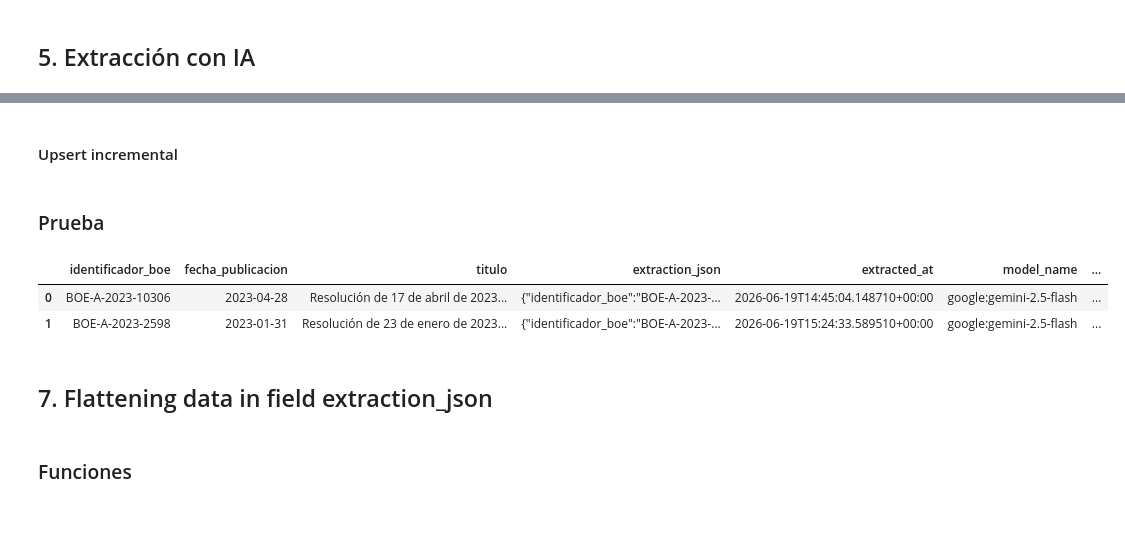
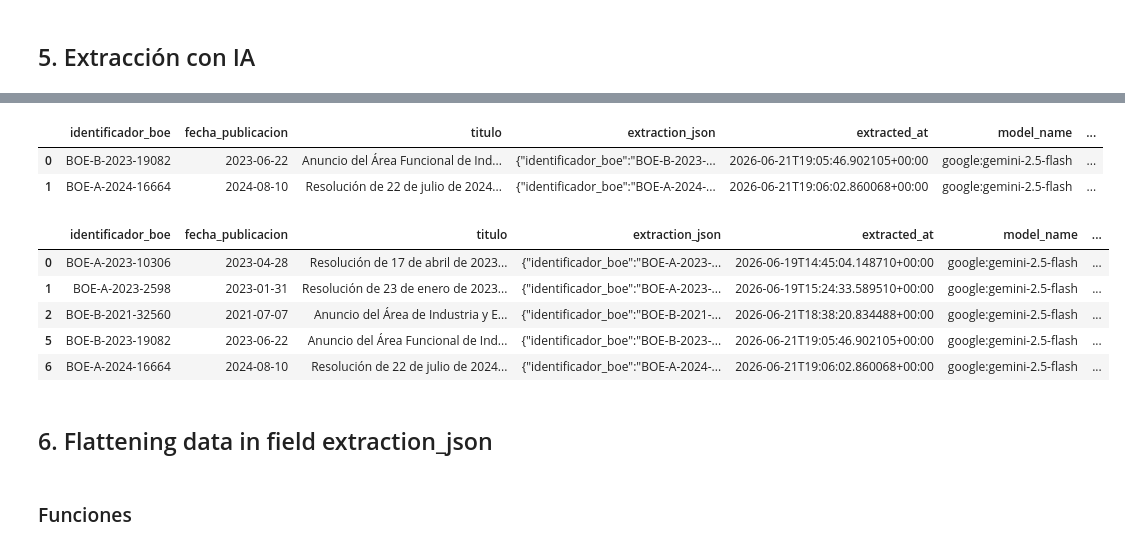
Before and after one commit to bererei/tfm-renewables-permitting-tracker, a Jupyter notebook: notebooks/07a_extraccion_ia.ipynb, the cells around one changed output, grey strips where cells are left out. Saved outputs shown, nothing was run; the diff lists cells and outputs as text; code cells hidden in the pictures; blank space fills up the shorter version.

```diff
--- a/notebooks/07a_extraccion_ia.ipynb
+++ b/notebooks/07a_extraccion_ia.ipynb
@@ -906,3 +906,5 @@ def resolve_municipality(
 # resolve_municipality("Palmas", autonomous_community_hint="Canarias")
 # %% [markdown]
 ## 5. Extracción con IA
+# %%
+TEXT_LIMIT = 3000
@@ -1031,2 +1128,0 @@ def build_ai_extraction_record(
-# %% [markdown]
-#### Upsert incremental
@@ -1080,2 +1128,0 @@ def upsert_ai_extractions(
-# %% [markdown]
-### Prueba
@@ -1097,11 +1129,27 @@ ai_extractions = upsert_ai_extractions(
-# %%
-pd.read_parquet(BOE_AI_EXTRACTIONS_PATH)
-# %% [output]
-|  | identificador_boe | fecha_publicacion | titulo | extraction_json | extracted_at | model_name | ... |
-| 0 | BOE-A-2023-10306 | 2023-04-28 | Resolución de 17 de abril de 2023... | {"identificador_boe":"BOE-A-2023-... | 2026-06-19T14:45:04.148710+00:00 | google:gemini-2.5-flash | ... |
-| 1 | BOE-A-2023-2598 | 2023-01-31 | Resolución de 23 de enero de 2023... | {"identificador_boe":"BOE-A-2023-... | 2026-06-19T15:24:33.589510+00:00 | google:gemini-2.5-flash | ... |
+# %%
+new_ai_extractions = pd.DataFrame(records)
+
+display(new_ai_extractions)
+# %% [output]
+|  | identificador_boe | fecha_publicacion | titulo | extraction_json | extracted_at | model_name | ... |
+| 0 | BOE-B-2023-19082 | 2023-06-22 | Anuncio del Área Funcional de Ind... | {"identificador_boe":"BOE-B-2023-... | 2026-06-21T19:05:46.902105+00:00 | google:gemini-2.5-flash | ... |
+| 1 | BOE-A-2024-16664 | 2024-08-10 | Resolución de 22 de julio de 2024... | {"identificador_boe":"BOE-A-2024-... | 2026-06-21T19:06:02.860068+00:00 | google:gemini-2.5-flash | ... |
+# %%
+ai_extractions = upsert_ai_extractions(
+    new_ai_extractions,
+    BOE_AI_EXTRACTIONS_PATH,
+)
+
+display(ai_extractions)
+# %% [output]
+|  | identificador_boe | fecha_publicacion | titulo | extraction_json | extracted_at | model_name | ... |
+| 0 | BOE-A-2023-10306 | 2023-04-28 | Resolución de 17 de abril de 2023... | {"identificador_boe":"BOE-A-2023-... | 2026-06-19T14:45:04.148710+00:00 | google:gemini-2.5-flash | ... |
+| 1 | BOE-A-2023-2598 | 2023-01-31 | Resolución de 23 de enero de 2023... | {"identificador_boe":"BOE-A-2023-... | 2026-06-19T15:24:33.589510+00:00 | google:gemini-2.5-flash | ... |
+| 2 | BOE-B-2021-32560 | 2021-07-07 | Anuncio del Área de Industria y E... | {"identificador_boe":"BOE-B-2021-... | 2026-06-21T18:38:20.834488+00:00 | google:gemini-2.5-flash | ... |
+| 5 | BOE-B-2023-19082 | 2023-06-22 | Anuncio del Área Funcional de Ind... | {"identificador_boe":"BOE-B-2023-... | 2026-06-21T19:05:46.902105+00:00 | google:gemini-2.5-flash | ... |
+| 6 | BOE-A-2024-16664 | 2024-08-10 | Resolución de 22 de julio de 2024... | {"identificador_boe":"BOE-A-2024-... | 2026-06-21T19:06:02.860068+00:00 | google:gemini-2.5-flash | ... |
 # %% [markdown]
-## 7. Flattening data in field extraction_json
+## 6. Flattening data in field extraction_json
 # %% [markdown]
 ### Funciones
 # %% [markdown]
```
Also changed, not shown: parts of 33 cells of this notebook.
